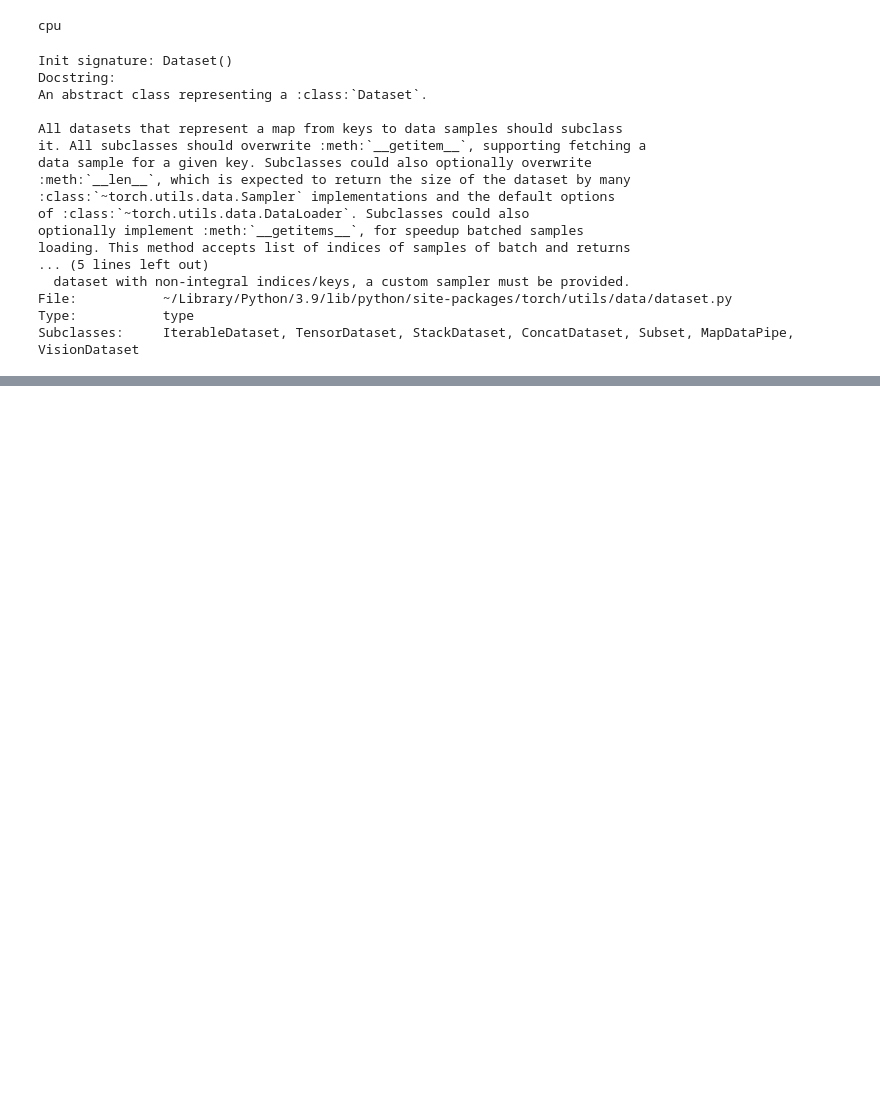
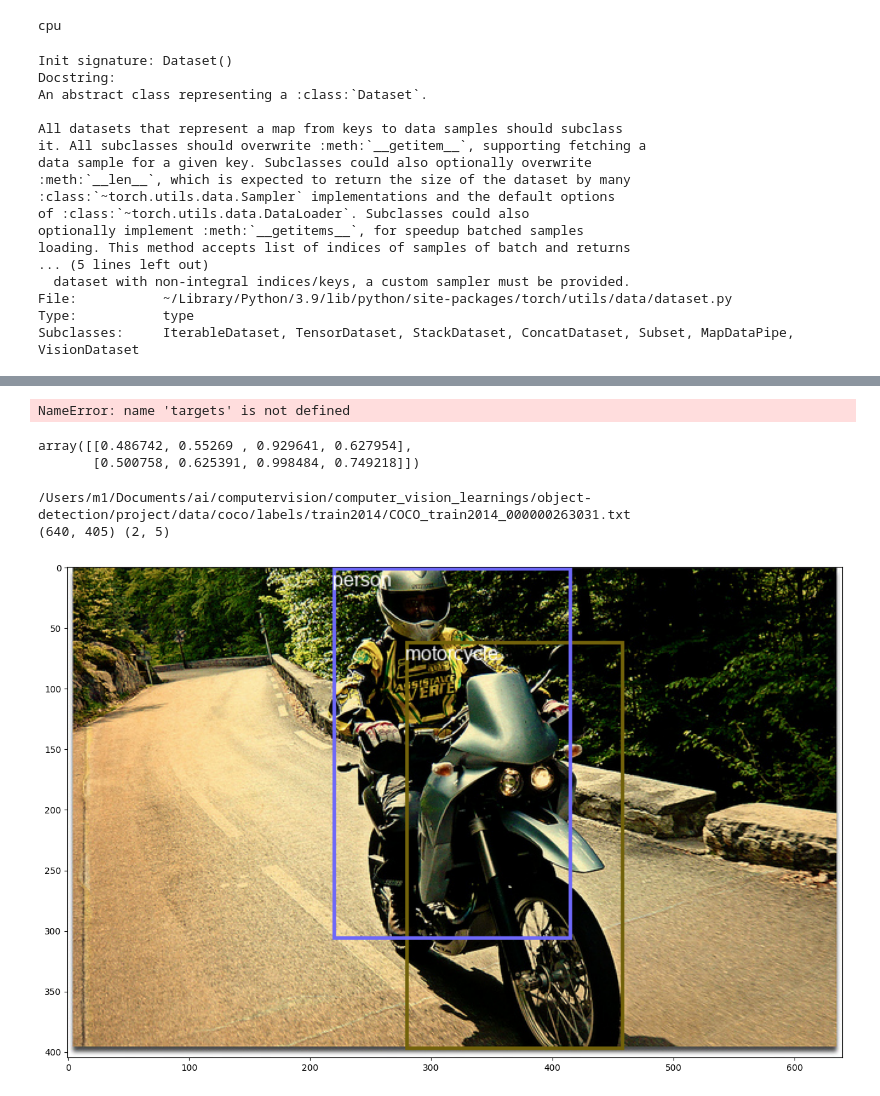
Before and after one commit to HayBeeCoder/computer_vision_learnings, a Jupyter notebook: object-detection/project/object-detection.ipynb, the cells around one changed output, grey strips where cells are left out. Saved outputs shown, nothing was run; the diff lists cells and outputs as text; code cells hidden in the pictures; blank space fills up the shorter version.

Commit message:
implement code to point where i am able to detect items within an image

```diff
--- a/object-detection/project/object-detection.ipynb
+++ b/object-detection/project/object-detection.ipynb
@@ -71,0 +149,2 @@ class CoCoDataset(Dataset):
+# %%
+draw = ImageDraw.Draw(image)
@@ -71,0 +155,13 @@ class CoCoDataset(Dataset):
+# %%
+for target in targets:
+    index = int(target[0])
+    bounding_box = target[1:]
+    bounding_box = rescale_bounding_box(bounding_box, image_width, image_height)
+    centroid_x, centroid_y, box_with, box_height = bounding_box
+    color = [int(color) for color in COLORS[index]]
+    name = categories[index]
+    draw.rectangle((centroid_x - box_width / 2, centroid_y - box_height / 2), name, font=font, fill=(255,255,255,0))
+
+plt.imshow(np.array(image))
+# %% [output]
+NameError: name 'targets' is not defined
@@ -71,0 +171,42 @@ class CoCoDataset(Dataset):
+# %%
+test_array[:,1:]
+# %% [output]
+array([[0.486742, 0.55269 , 0.929641, 0.627954],
+       [0.500758, 0.625391, 0.998484, 0.749218]])
+# %%
+def show_image_bounding_box(image, targets):
+    if torch.is_tensor(image):
+        image = transforms.functional.to_pil_image(image)
+    if torch.is_tensor(targets):
+        targets = targets.numpy()[:, 1:]
+    image_width, image_height = image.size
+    draw = ImageDraw.Draw(image)
+
+    for target in targets:
+        index = int(target[0])
+        bounding_box = target[1:]
+        bounding_box = rescale_bounding_box(bounding_box, image_width, image_height)
+        centroid_x, centroid_y, box_width, box_height = bounding_box
+        color = [int(color) for color in COLORS[index]]
+
+        name = categories[index]
+        draw.rectangle(((centroid_x - box_width / 2, centroid_y - box_height / 2), (centroid_x + box_width/2, centroid_y + box_height/2)),outline=tuple(color),width=3)
+        draw.text((centroid_x - box_width/2, centroid_y - box_height/2), name, font=font, fil=(255,255,255,0))
+
+    plt.imshow(np.array(image))
+# %%
+# np.random.seed(2)
+
+random_index = np.random.randint(len(categories))
+
+image, labels, path_to_image = coco_train[random_index]
+
+print(image.size, labels.shape)
+# %% [output]
+/Users/m1/Documents/ai/computervision/computer_vision_learnings/object-detection/project/data/coco/labels/train2014/COCO_train2014_000000263031.txt
+(640, 405) (2, 5)
+# %%
+plt.rcParams['figure.figsize'] = (20, 10)
+show_image_bounding_box(image,labels)
+# %% [output]
+[figure, added]
```
Also changed, not shown: parts of 17 cells of this notebook.
